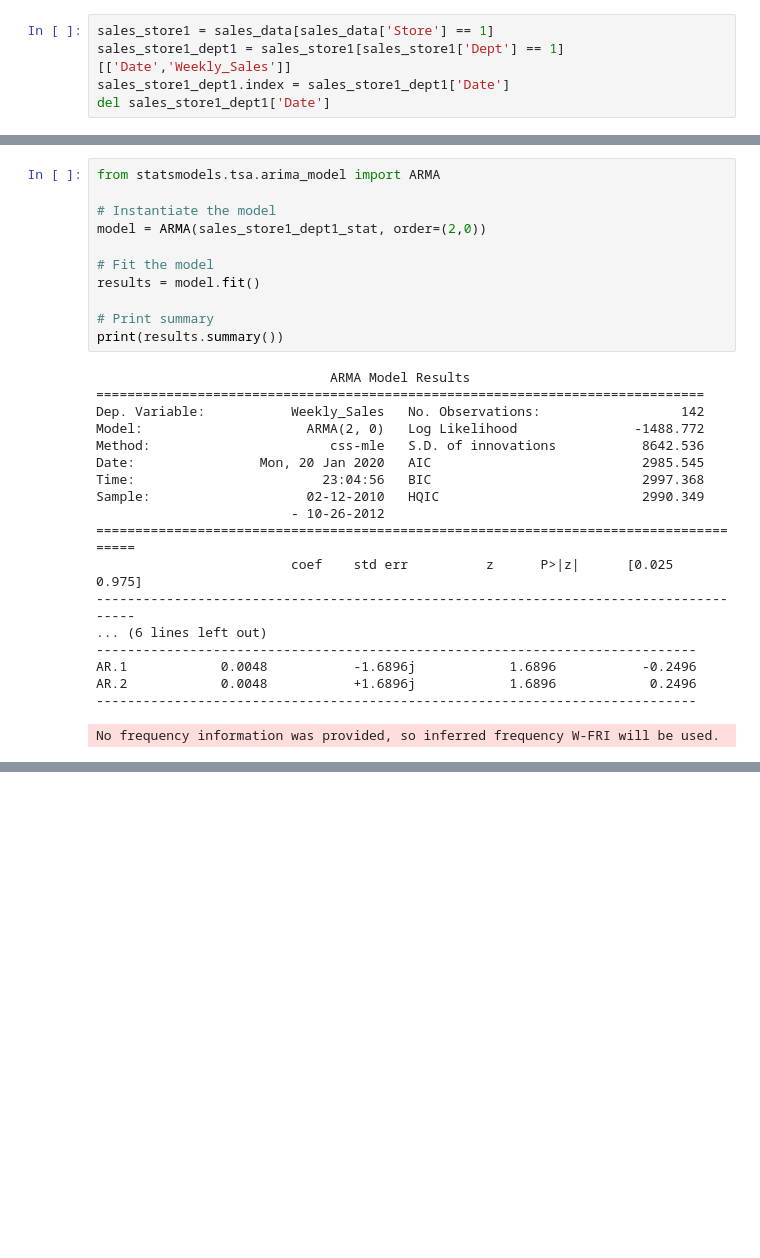
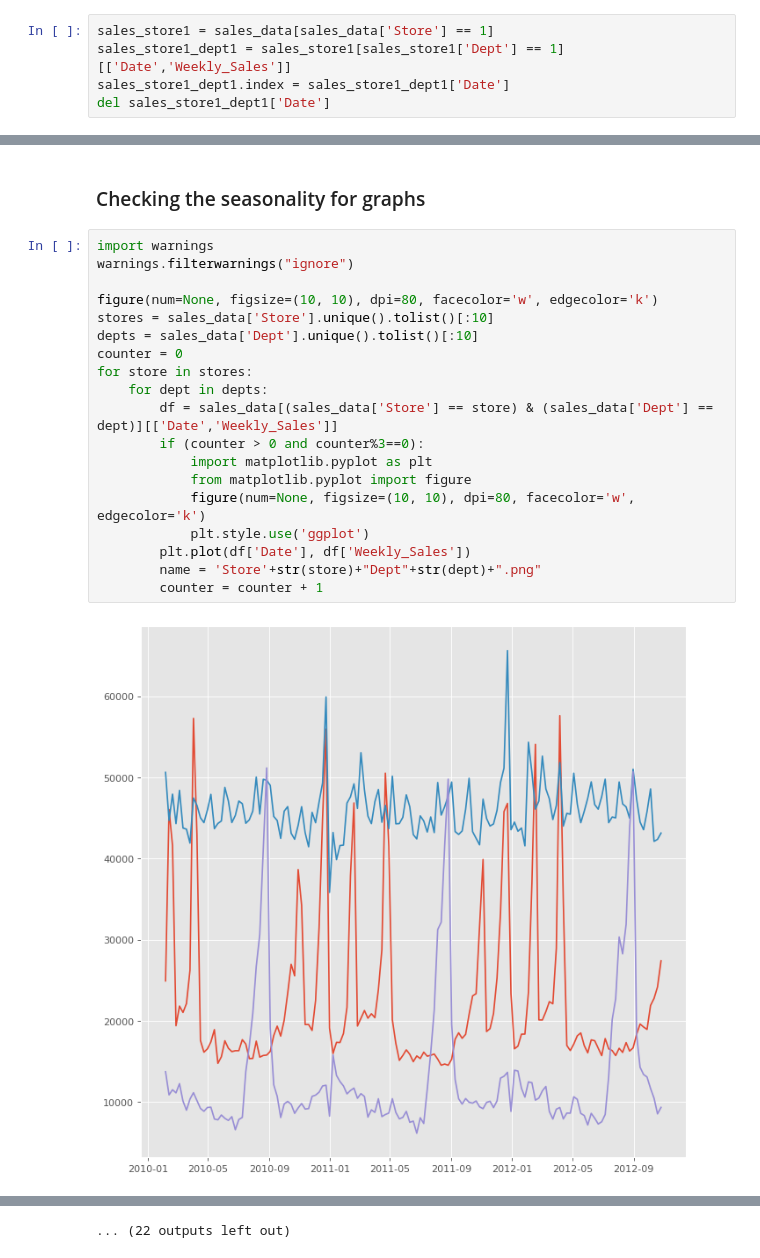
Before and after one commit to sagnikrana/Sales-Forecasting, a Jupyter notebook: Sales Forecasting.ipynb, the cells around one changed output, grey strips where cells are left out. Saved outputs shown, nothing was run; the diff lists cells and outputs as text; blank space fills up the shorter version.

```diff
--- a/Sales Forecasting.ipynb
+++ b/Sales Forecasting.ipynb
@@ -189,30 +158,23 @@ p-value: 5.269934445888141e-20
-# %%
-from statsmodels.tsa.arima_model import ARMA
-
-# Instantiate the model
-model = ARMA(sales_store1_dept1_stat, order=(2,0))
-
-# Fit the model
-results = model.fit()
-
-# Print summary
-print(results.summary())
-# %% [output]
-                              ARMA Model Results
-==============================================================================
-Dep. Variable:           Weekly_Sales   No. Observations:                  142
-Model:                     ARMA(2, 0)   Log Likelihood               -1488.772
-Method:                       css-mle   S.D. of innovations           8642.536
-Date:                Mon, 20 Jan 2020   AIC                           2985.545
-Time:                        23:04:56   BIC                           2997.368
-Sample:                    02-12-2010   HQIC                          2990.349
-                         - 10-26-2012
-======================================================================================
-                         coef    std err          z      P>|z|      [0.025      0.975]
---------------------------------------------------------------------------------------
-... (6 lines left out)
------------------------------------------------------------------------------
-AR.1            0.0048           -1.6896j            1.6896           -0.2496
-AR.2            0.0048           +1.6896j            1.6896            0.2496
------------------------------------------------------------------------------
-No frequency information was provided, so inferred frequency W-FRI will be used.
+# %% [markdown]
+### Checking the seasonality for graphs
+# %%
+import warnings
+warnings.filterwarnings("ignore")
+
+figure(num=None, figsize=(10, 10), dpi=80, facecolor='w', edgecolor='k')
+stores = sales_data['Store'].unique().tolist()[:10]
+depts = sales_data['Dept'].unique().tolist()[:10]
+counter = 0
+for store in stores:
+    for dept in depts:
+        df = sales_data[(sales_data['Store'] == store) & (sales_data['Dept'] == dept)][['Date','Weekly_Sales']]
+        if (counter > 0 and counter%3==0):
+            import matplotlib.pyplot as plt
+            from matplotlib.pyplot import figure
+            figure(num=None, figsize=(10, 10), dpi=80, facecolor='w', edgecolor='k')
+            plt.style.use('ggplot')
+        plt.plot(df['Date'], df['Weekly_Sales'])
+        name = 'Store'+str(store)+"Dept"+str(dept)+".png"
+        counter = counter + 1
+# %% [output]
+[figure, added]
@@ -218,0 +192 @@ No frequency information was provided, so inferred frequency W-FRI will be used.
+... (22 outputs left out)
```
Also changed, not shown: parts of 41 cells of this notebook, 1 other file.
